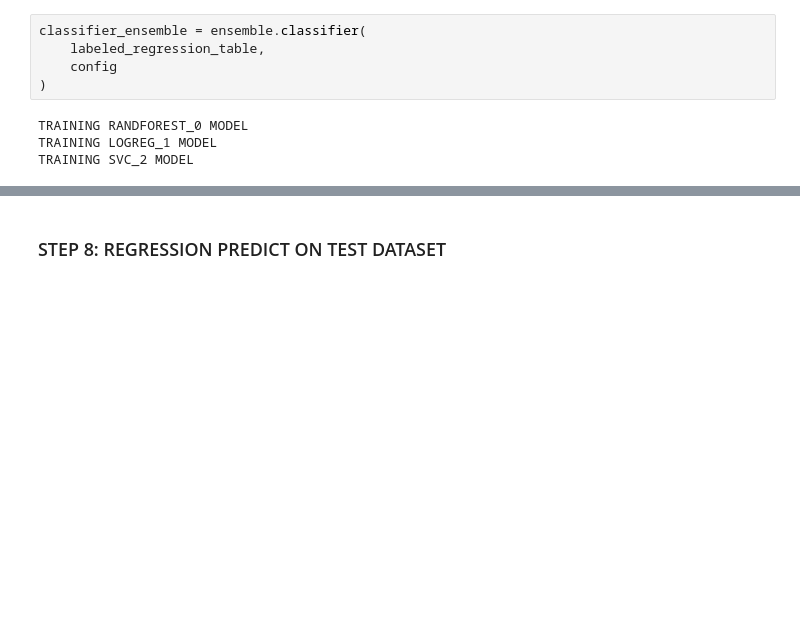
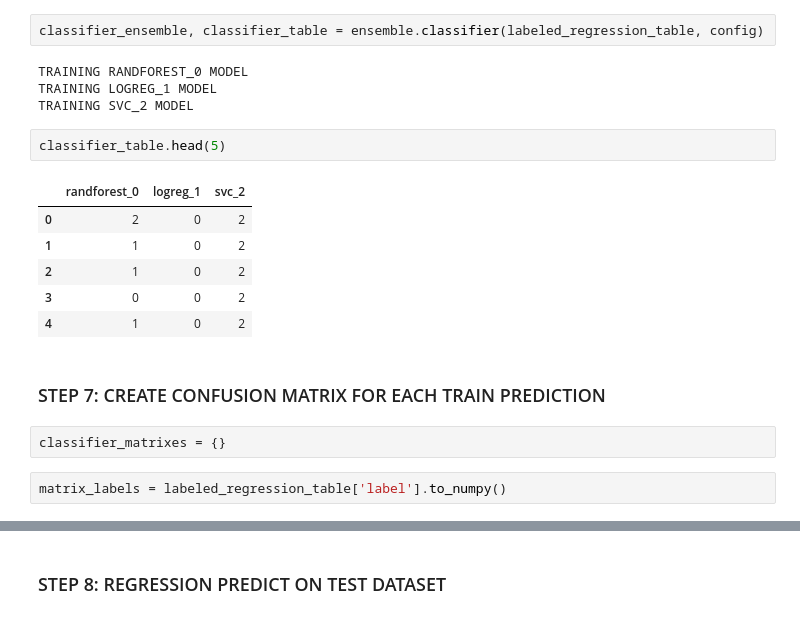
Before and after one commit to DSSaV/pipeline, a Jupyter notebook: create_pipeline.ipynb, the cells around one changed output, grey strips where cells are left out. Saved outputs shown, nothing was run; the diff lists cells and outputs as text; blank space fills up the shorter version.

```diff
--- a/create_pipeline.ipynb
+++ b/create_pipeline.ipynb
@@ -144,9 +143,21 @@ storage.save_pickle(labeled_regression_table, 'extra/cls-train.pickle')
 # %%
-classifier_ensemble = ensemble.classifier(
-    labeled_regression_table,
-    config
-)
+classifier_ensemble, classifier_table = ensemble.classifier(labeled_regression_table, config)
 # %% [output]
 TRAINING RANDFOREST_0 MODEL
 TRAINING LOGREG_1 MODEL
 TRAINING SVC_2 MODEL
+# %%
+classifier_table.head(5)
+# %% [output]
+|  | randforest_0 | logreg_1 | svc_2 |
+| 0 | 2 | 0 | 2 |
+| 1 | 1 | 0 | 2 |
+| 2 | 1 | 0 | 2 |
+| 3 | 0 | 0 | 2 |
+| 4 | 1 | 0 | 2 |
+# %% [markdown]
+### STEP 7: CREATE CONFUSION MATRIX FOR EACH TRAIN PREDICTION
+# %%
+classifier_matrixes = {}
+# %%
+matrix_labels = labeled_regression_table['label'].to_numpy()
```
Also changed, not shown: parts of 33 cells of this notebook, 2 other files.
